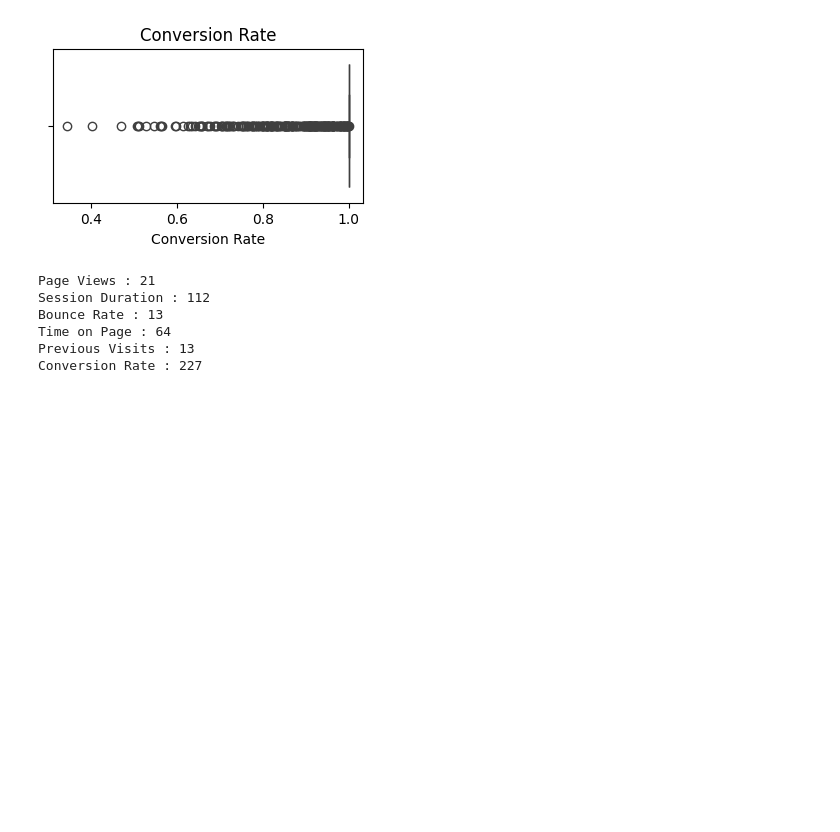
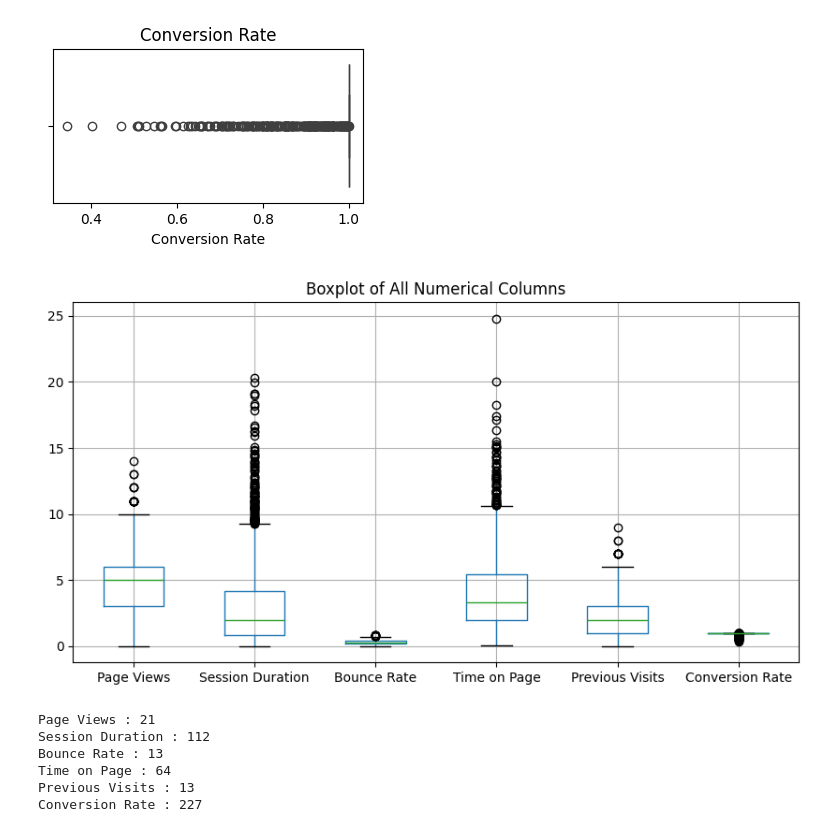
Before and after one commit to Himanshutiwari321/User-Return-Prediction---Startup---ML, a Jupyter notebook: notebooks/01_data_EDA.ipynb, the cells around one changed output. Saved outputs shown, nothing was run; the diff lists cells and outputs as text; code cells hidden in the pictures; blank space fills up the shorter version.

```diff
--- a/notebooks/01_data_EDA.ipynb
+++ b/notebooks/01_data_EDA.ipynb
@@ -345,6 +345,18 @@ for col in num_cols:
 [figure]
 [figure]
 [figure]
+# %%
+import matplotlib.pyplot as plt
+
+num_cols = df.select_dtypes(include=['int64','float64']).columns
+
+plt.figure(figsize=(10,5))
+df[num_cols].boxplot()
+
+plt.title("Boxplot of All Numerical Columns")
+plt.show()
+# %% [output]
+[figure, added]
 # %%
 num_cols = df.select_dtypes(include=['int64','float64',]).columns
 for col in num_cols:
```
Also changed, not shown: parts of 1 cell of this notebook, 1 other file.
